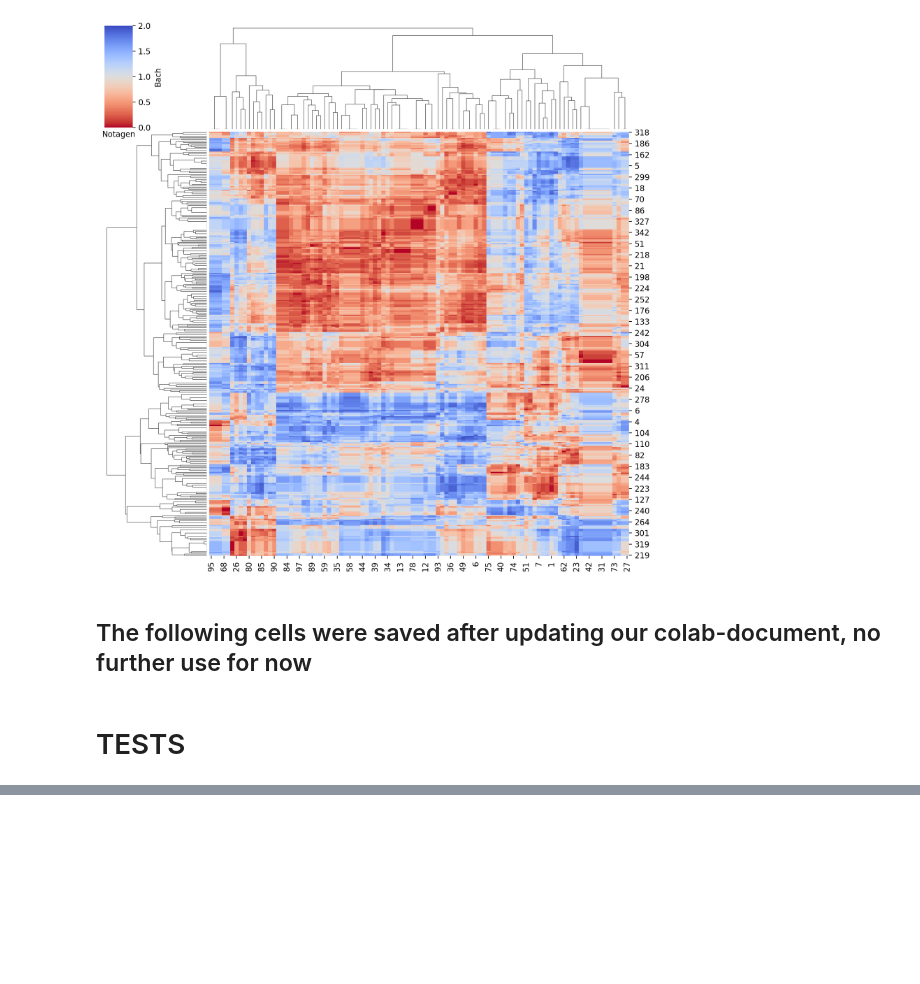
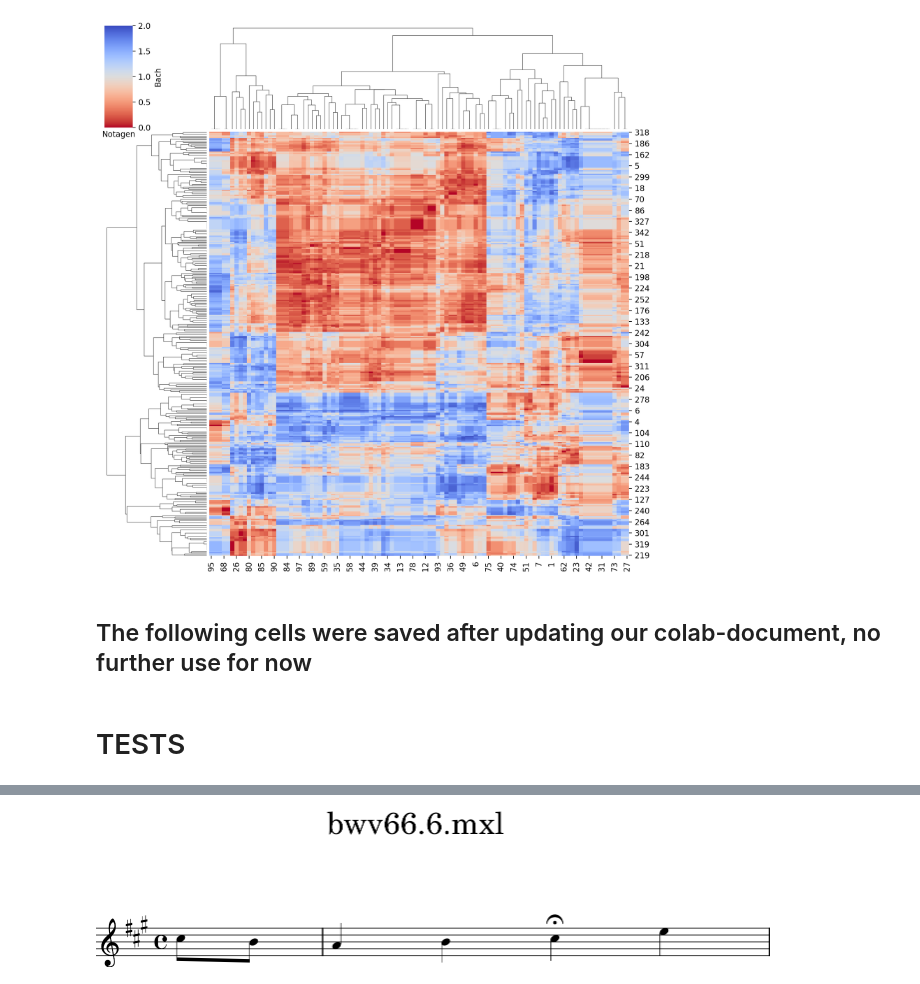
Before and after one commit to jasonvla/bachAndNotagenCorpora, a Jupyter notebook: Bachprojekt.ipynb, the cells around one changed output, grey strips where cells are left out. Cells and saved outputs as stored; diff of their text form; code cells hidden in the pictures; blank space fills up the shorter version.

```diff
--- a/Bachprojekt.ipynb
+++ b/Bachprojekt.ipynb
@@ -456,0 +428,6 @@ OSError:
+# %%
+sopr = bach.parts[0]
+pickup = list(sopr)[1]
+sopr.measures(0,1).show()
+# %% [output]
+[figure, added]
```
Also changed, not shown: parts of 6 cells of this notebook.
